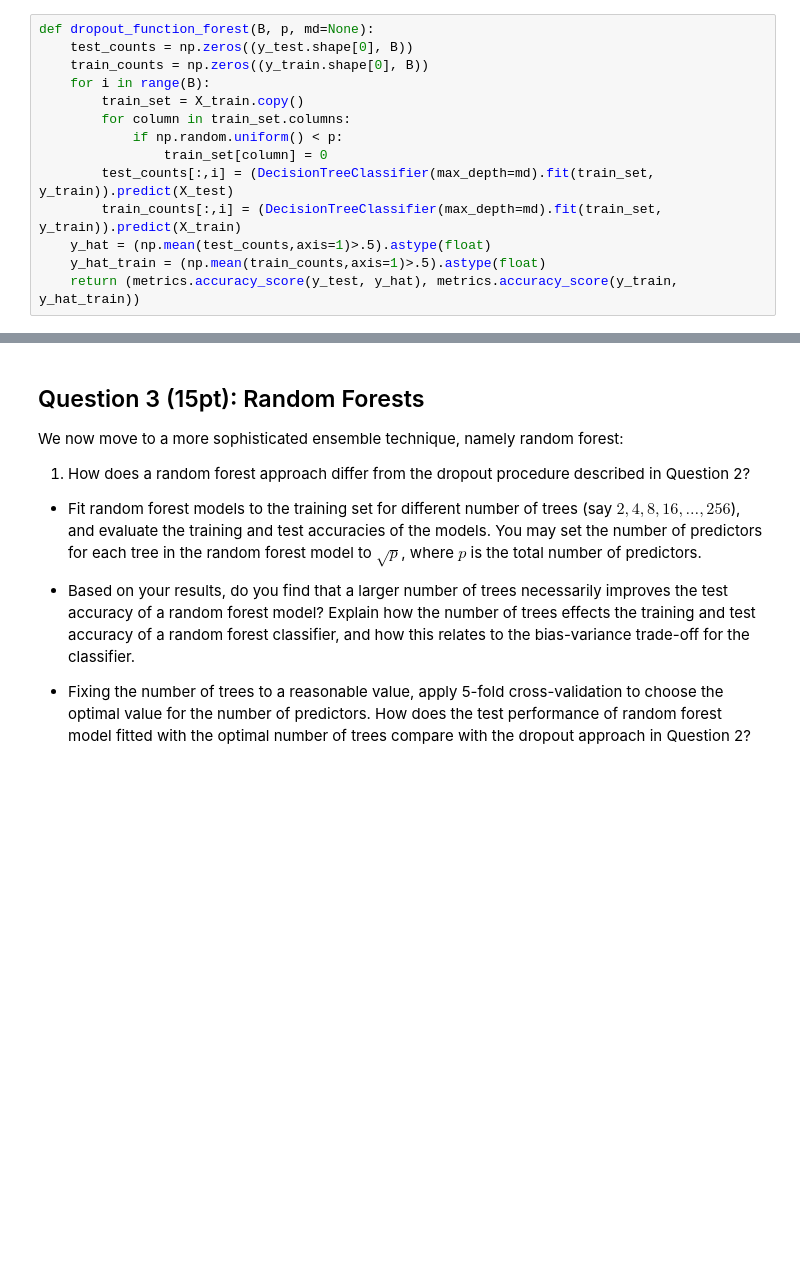
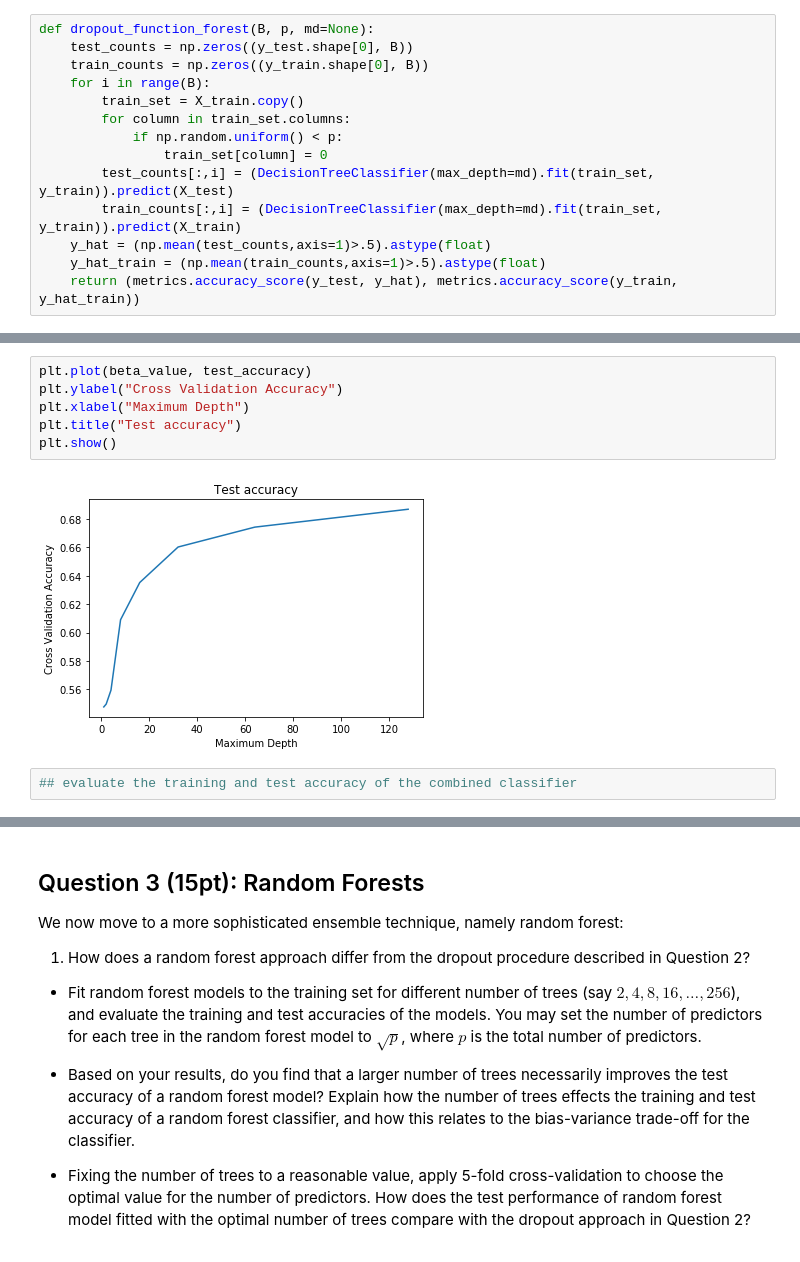
Before and after one commit to HeyItsRiddhi/DSFinalProject, a Jupyter notebook: HW8/cs109_hw8.ipynb, the cells around one changed output, grey strips where cells are left out. Drawn from its saved outputs; the diff is of its cells as text; blank space fills up the shorter version.

```diff
--- a/HW8/cs109_hw8.ipynb
+++ b/HW8/cs109_hw8.ipynb
@@ -166,0 +196,10 @@ dropout_function_forest(100, 0.5)
+# %%
+plt.plot(beta_value, test_accuracy)
+plt.ylabel("Cross Validation Accuracy")
+plt.xlabel("Maximum Depth")
+plt.title("Test accuracy")
+plt.show()
+# %% [output]
+[figure, added]
+# %%
+## evaluate the training and test accuracy of the combined classifier
```
Also changed, not shown: parts of 17 cells of this notebook.
